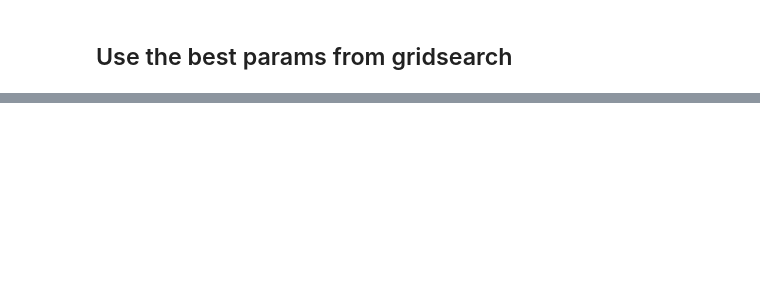
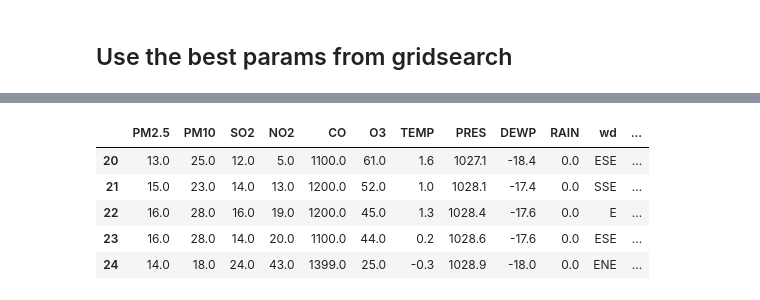
Before and after one commit to Naveena16/ENGM680_AQI_predictions, a Jupyter notebook: final_pipeline.ipynb, the cells around one changed output, grey strips where cells are left out. Cells and saved outputs as stored; diff of their text form; code cells hidden in the pictures; blank space fills up the shorter version.

```diff
--- a/final_pipeline.ipynb
+++ b/final_pipeline.ipynb
@@ -422,0 +484,11 @@ print(generate_alert(predicted_aqi))
+# %%
+future_airquality_df = air_quality_df.copy()
+# %%
+future_airquality_df.head(5)
+# %% [output]
+|  | PM2.5 | PM10 | SO2 | NO2 | CO | O3 | TEMP | PRES | DEWP | RAIN | wd | ... |
+| 20 | 13.0 | 25.0 | 12.0 | 5.0 | 1100.0 | 61.0 | 1.6 | 1027.1 | -18.4 | 0.0 | ESE | ... |
+| 21 | 15.0 | 23.0 | 14.0 | 13.0 | 1200.0 | 52.0 | 1.0 | 1028.1 | -17.4 | 0.0 | SSE | ... |
+| 22 | 16.0 | 28.0 | 16.0 | 19.0 | 1200.0 | 45.0 | 1.3 | 1028.4 | -17.6 | 0.0 | E | ... |
+| 23 | 16.0 | 28.0 | 14.0 | 20.0 | 1100.0 | 44.0 | 0.2 | 1028.6 | -17.6 | 0.0 | ESE | ... |
+| 24 | 14.0 | 18.0 | 24.0 | 43.0 | 1399.0 | 25.0 | -0.3 | 1028.9 | -18.0 | 0.0 | ENE | ... |
```
Also changed, not shown: parts of 27 cells of this notebook, 6 other files.
